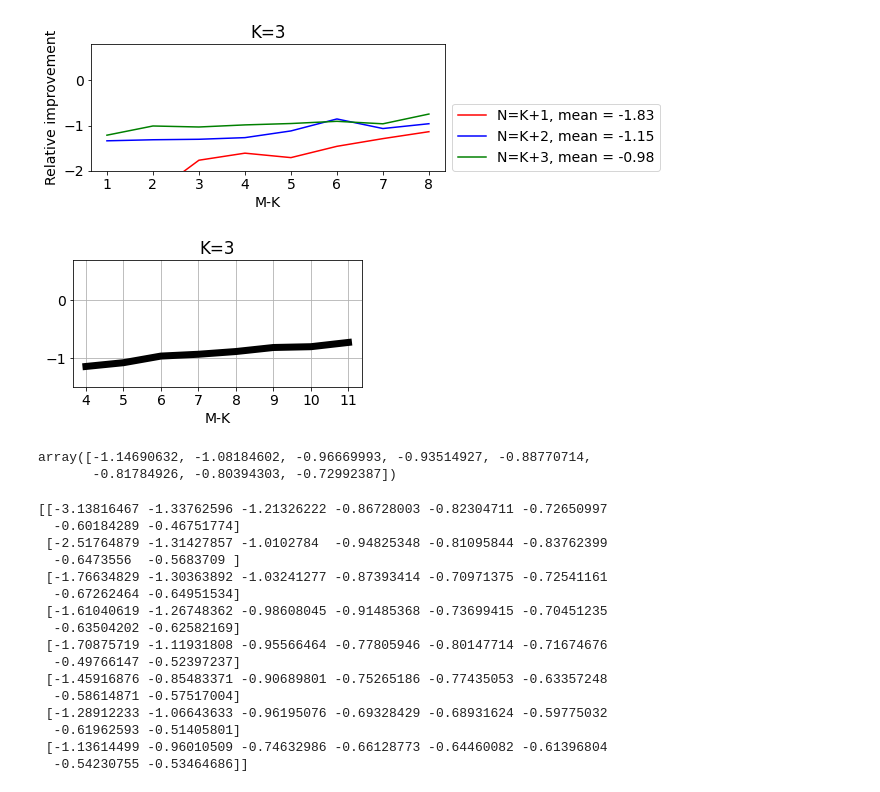
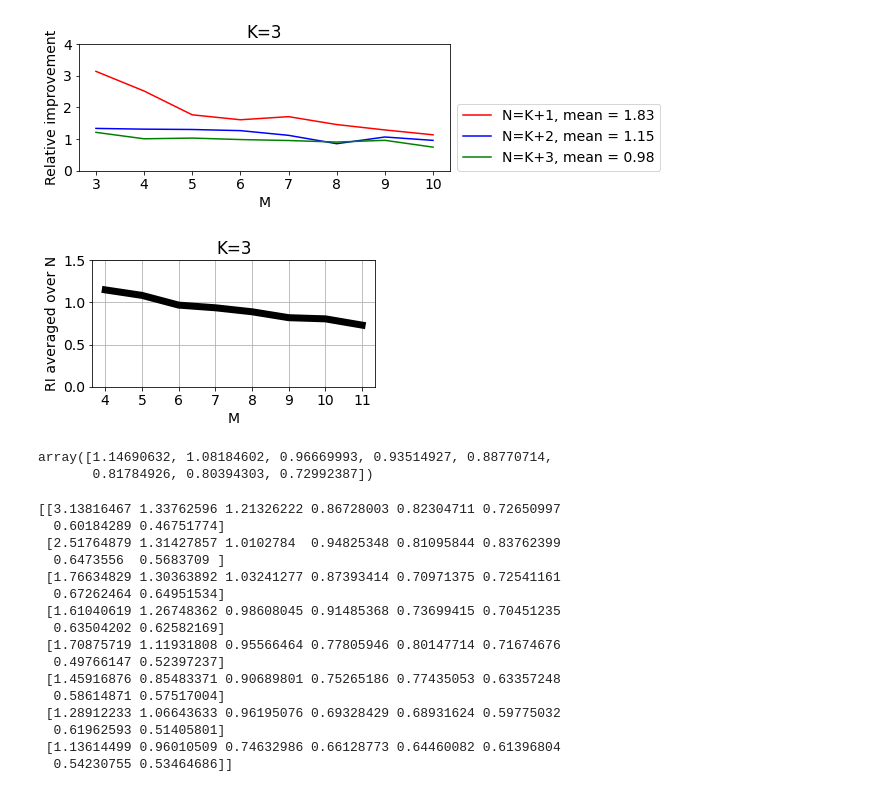
Before and after one commit to skozh/SVD, a Jupyter notebook: plot-3k-r.ipynb, the cells around one changed output. Cells and saved outputs as stored; diff of their text form; code cells hidden in the pictures.

Commit message:
Updated initial plots with positive RI for real V

```diff
--- a/plot-3k-r.ipynb
+++ b/plot-3k-r.ipynb
@@ -14,11 +14,11 @@ neg,avs,avm,avf,ri,rd = np.zeros((8,8)),np.zeros((8,8)),np.zeros((8,8)),np.zeros
 for m in range(8):
     for n in range(8):
         dnm = np.load('data/k3_r/m' + str(m+4) + '_n' + str(n+4) + '.npy')
-        diff = dnm[:,0] - dnm[:,1]
+        diff = dnm[:,1] - dnm[:,0]
         neg[m,n] = np.sum(diff<0)
         avs[m,n] = np.mean(dnm[:,0])
         avf[m,n] = np.mean(dnm[:,1])
-        ri[m,n] = (avs[m,n] - avf[m,n]) / avs[m,n]
+        ri[m,n] = (avf[m,n] - avs[m,n]) / avs[m,n]
 
 np.sum(neg)
 # %% [output]
@@ -67,56 +69,56 @@ fig.tight_layout()
 # %%
 fig,ax = plt.subplots(1,1,figsize=(9,3))
-ax.plot(1+np.arange(0,8), ri[:8,0], label='N=K+1, mean = %.2f' % np.mean(ri[:,0]), color = 'r')
-ax.plot(1+np.arange(0,8), ri[:8,1], label='N=K+2, mean = %.2f' % np.mean(ri[:,1]), color = 'b')
-ax.plot(1+np.arange(0,8), ri[:8,2], label='N=K+3, mean = %.2f' % np.mean(ri[:,2]), color = 'g')
+ax.plot(3+np.arange(0,8), ri[:8,0], label='N=K+1, mean = %.2f' % np.mean(ri[:,0]), color = 'r')
+ax.plot(3+np.arange(0,8), ri[:8,1], label='N=K+2, mean = %.2f' % np.mean(ri[:,1]), color = 'b')
+ax.plot(3+np.arange(0,8), ri[:8,2], label='N=K+3, mean = %.2f' % np.mean(ri[:,2]), color = 'g')
 ax.legend(loc=(1.02,0))
-ax.set_ylim(-2,0.8);
+ax.set_ylim(0,4);
 ax.set_ylabel('Relative improvement');
-ax.set_xlabel('M-K');
+ax.set_xlabel('M');
 ax.set_title('K=3')
 fig.tight_layout()
 # %% [output]
-[figure, old version]
+[figure, new version]
 # %%
 fig.savefig('figures/k3-lines-r.pdf')
 # %%
 xtk = np.arange(4,12)
 fig,ax = plt.subplots(1,1,figsize=(5,3))
 ax.plot(xtk, np.mean(ri[:,:], axis=1), color = 'k', lw=7)
 #ax.legend(loc=(1.02,0))
-ax.set_ylim(-1.5,0.7);
-#ax.set_ylabel('Relative improvement');
-ax.set_xlabel('M-K');
+ax.set_ylim(0,1.5);
+ax.set_ylabel('RI averaged over N');
+ax.set_xlabel('M');
 ax.set_title('K=3')
 ax.set_xticks(xtk)
 ax.grid(True)
 fig.tight_layout()
 # %% [output]
-[figure, old version]
+[figure, new version]
 # %%
 fig.savefig('figures/k3-average-r.pdf')
 # %%
 np.mean(ri, axis=1)
 # %% [output]
-array([-1.14690632, -1.08184602, -0.96669993, -0.93514927, -0.88770714,
-       -0.81784926, -0.80394303, -0.72992387])
+array([1.14690632, 1.08184602, 0.96669993, 0.93514927, 0.88770714,
+       0.81784926, 0.80394303, 0.72992387])
 # %%
 np.save('data/ri/ri3_r.npy', ri)
 print(ri)
 # %% [output]
-[[-3.13816467 -1.33762596 -1.21326222 -0.86728003 -0.82304711 -0.72650997
-  -0.60184289 -0.46751774]
- [-2.51764879 -1.31427857 -1.0102784  -0.94825348 -0.81095844 -0.83762399
-  -0.6473556  -0.5683709 ]
- [-1.76634829 -1.30363892 -1.03241277 -0.87393414 -0.70971375 -0.72541161
-  -0.67262464 -0.64951534]
- [-1.61040619 -1.26748362 -0.98608045 -0.91485368 -0.73699415 -0.70451235
-  -0.63504202 -0.62582169]
- [-1.70875719 -1.11931808 -0.95566464 -0.77805946 -0.80147714 -0.71674676
-  -0.49766147 -0.52397237]
- [-1.45916876 -0.85483371 -0.90689801 -0.75265186 -0.77435053 -0.63357248
-  -0.58614871 -0.57517004]
- [-1.28912233 -1.06643633 -0.96195076 -0.69328429 -0.68931624 -0.59775032
-  -0.61962593 -0.51405801]
- [-1.13614499 -0.96010509 -0.74632986 -0.66128773 -0.64460082 -0.61396804
-  -0.54230755 -0.53464686]]
+[[3.13816467 1.33762596 1.21326222 0.86728003 0.82304711 0.72650997
+  0.60184289 0.46751774]
+ [2.51764879 1.31427857 1.0102784  0.94825348 0.81095844 0.83762399
+  0.6473556  0.5683709 ]
+ [1.76634829 1.30363892 1.03241277 0.87393414 0.70971375 0.72541161
+  0.67262464 0.64951534]
+ [1.61040619 1.26748362 0.98608045 0.91485368 0.73699415 0.70451235
+  0.63504202 0.62582169]
+ [1.70875719 1.11931808 0.95566464 0.77805946 0.80147714 0.71674676
+  0.49766147 0.52397237]
+ [1.45916876 0.85483371 0.90689801 0.75265186 0.77435053 0.63357248
+  0.58614871 0.57517004]
+ [1.28912233 1.06643633 0.96195076 0.69328429 0.68931624 0.59775032
+  0.61962593 0.51405801]
+ [1.13614499 0.96010509 0.74632986 0.66128773 0.64460082 0.61396804
+  0.54230755 0.53464686]]
```
Also changed, not shown: parts of 4 cells of this notebook, 17 other files.
